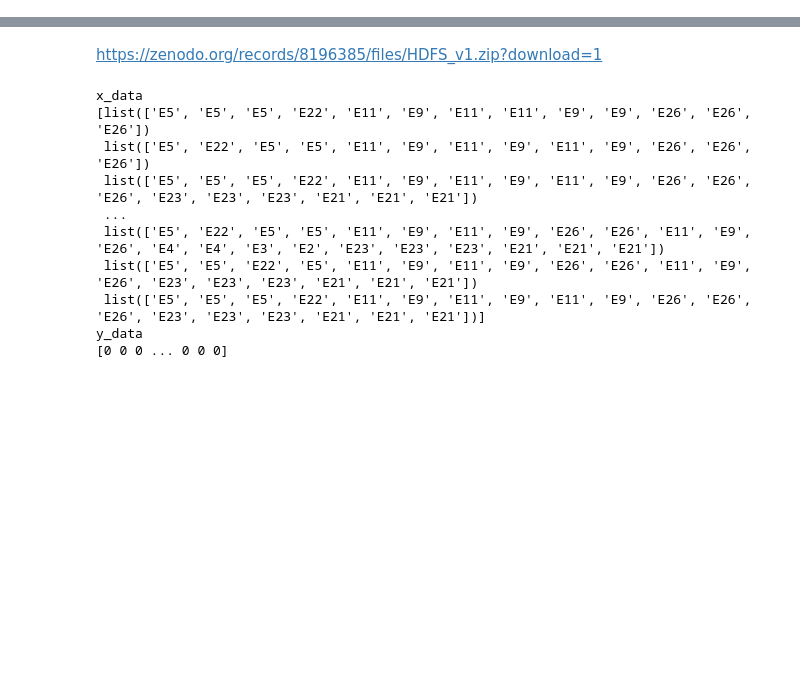
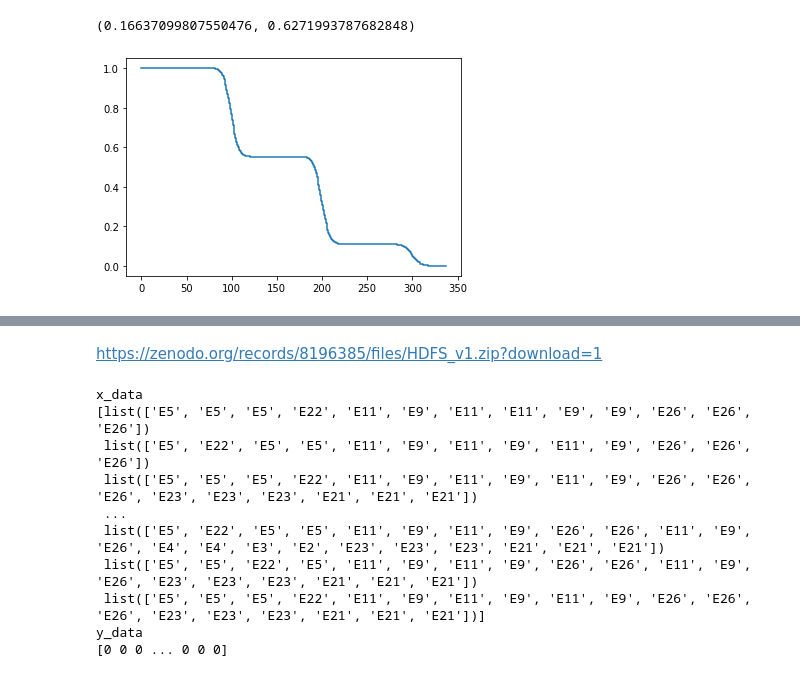
Before and after one commit to iuliivasilev/sys-ttf, a Jupyter notebook: data/HDFS_EDA.ipynb, the cells around one changed output, grey strips where cells are left out. Drawn from its saved outputs; the diff is of its cells as text; code cells hidden in the pictures; blank space fills up the shorter version.

```diff
--- a/data/HDFS_EDA.ipynb
+++ b/data/HDFS_EDA.ipynb
@@ -6,0 +150,40 @@ import seaborn as sns
+# %%
+from survivors.external.nonparametric import KaplanMeierZeroAfter
+from survivors import metrics as metr
+from survivors import constants as cnt
+
+class KaplanMeierZeroAfterEmp(KaplanMeierZeroAfter):
+    def __init__(self, n=2, size=20000, *args, **kwargs):
+        self.n = n
+        self.size = size
+        super().__init__(*args, **kwargs)
+
+    def fit(self, durations, right_censor, weights=None):
+        self.durs = np.random.choice(durations, size=(self.n, self.size), replace=True).mean(axis=0)
+        self.events = np.random.choice(right_censor, size=self.size, replace=True)
+
+        self.durs = np.hstack([durations.copy(), self.durs])
+        self.events = np.hstack([right_censor.copy(), self.events])
+        super().fit(self.durs, self.events)
+
+np.random.seed(42)
+a = np.random.normal(loc=100, scale=10, size=200)
+b = np.random.normal(loc=300, scale=10, size=100)
+
+time = np.hstack([a, b])
+cens =  np.ones(time.shape[0])
+
+bins_HO = np.arange(0, int(time.max()))
+y_v = cnt.get_y(cens=cens, time=time)
+
+km = KaplanMeierZeroAfterEmp(n=2)
+km.fit(time, cens)
+
+sf_ = km.survival_function_at_times(bins_HO)
+plt.step(bins_HO, sf_)
+ibs_sf = metr.ibs_WW(y_v, y_v, np.repeat(sf_[np.newaxis, :], y_v.shape[0], axis=0), bins_HO)
+auprc_sf = metr.auprc(y_v, y_v, np.repeat(sf_[np.newaxis, :], y_v.shape[0], axis=0), bins_HO)
+ibs_sf, auprc_sf
+# %% [output]
+(0.16637099807550476, 0.6271993787682848)
+[figure, added]
```
Also changed, not shown: parts of 16 cells of this notebook.
